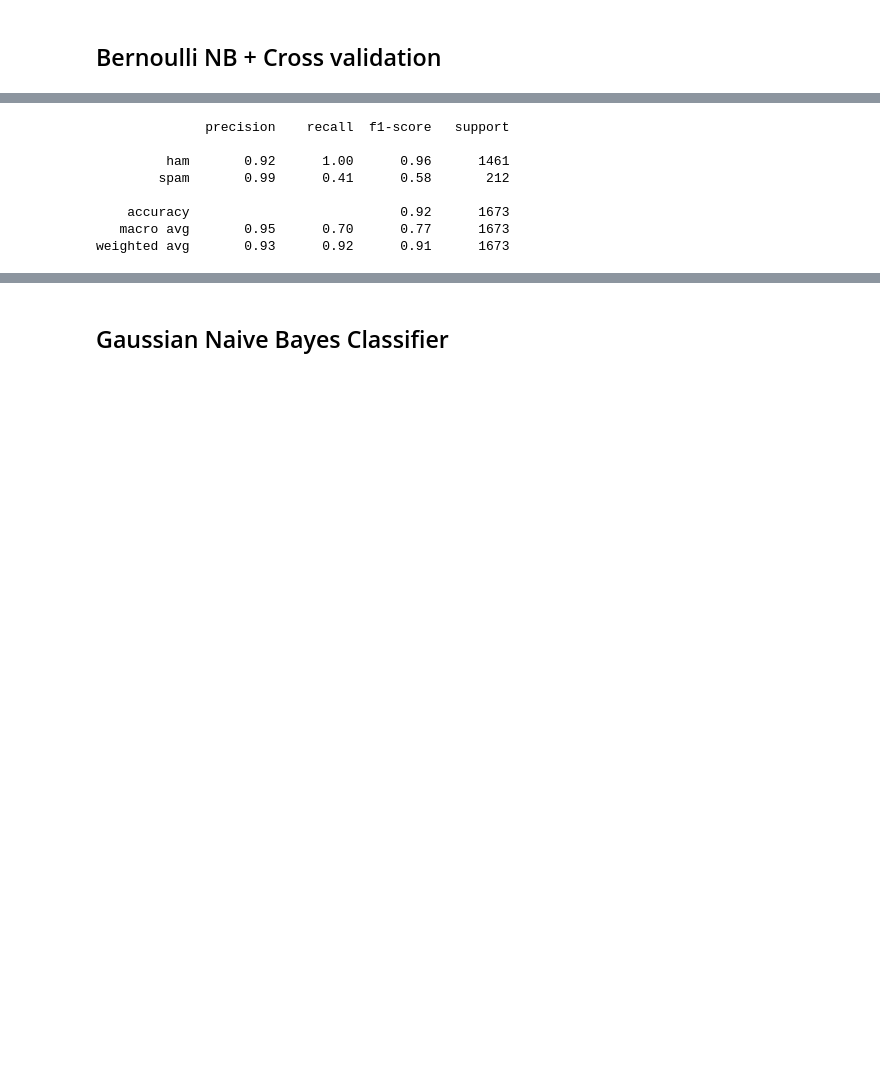
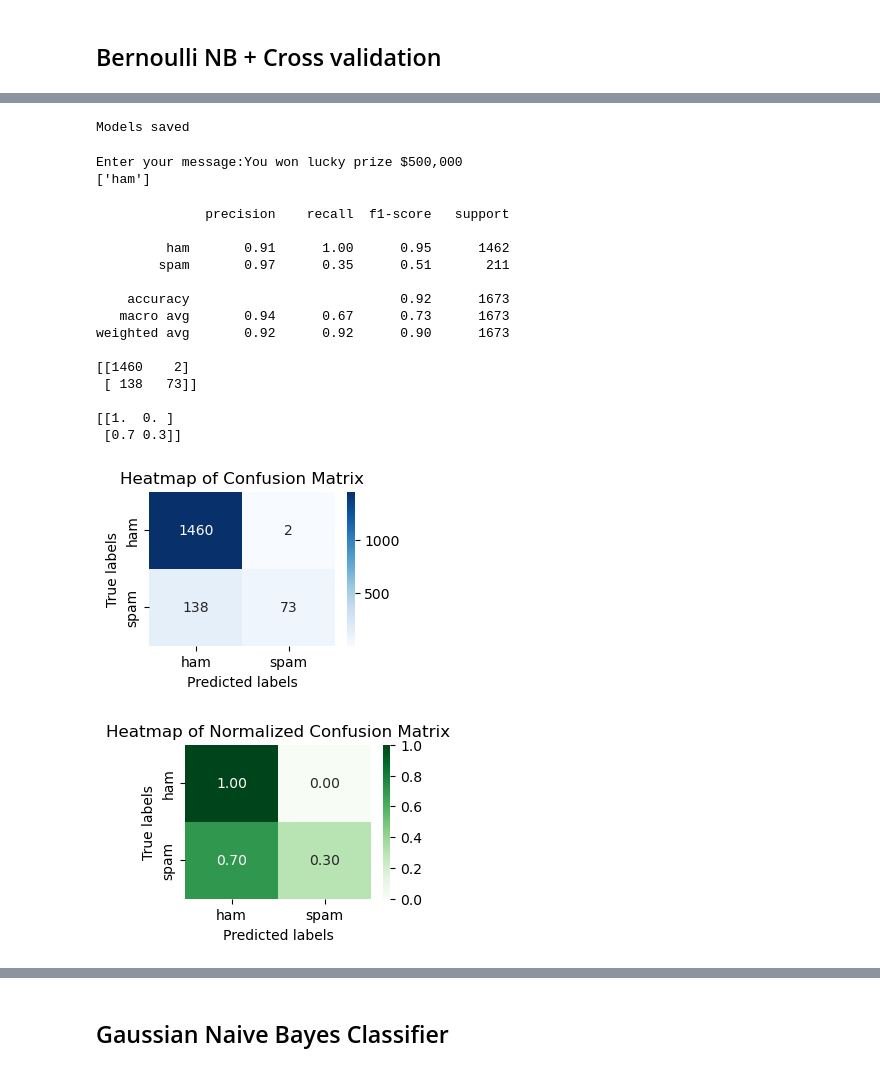
Before and after one commit to hennypurwadi/spam_classifier, a Jupyter notebook: spam_filter/DLBDSME01_Spam_Classifier.ipynb, the cells around one changed output, grey strips where cells are left out. Saved outputs shown, nothing was run; the diff lists cells and outputs as text; code cells hidden in the pictures; blank space fills up the shorter version.

```diff
--- a/spam_filter/DLBDSME01_Spam_Classifier.ipynb
+++ b/spam_filter/DLBDSME01_Spam_Classifier.ipynb
@@ -300,13 +404,37 @@ Accuracy with cross validation:  0.8802869431038445
-# %%
-#Classification report
-class_report = classification_report(y_test, y_pred)
-print(class_report)
-# %% [output]
-              precision    recall  f1-score   support
-
-         ham       0.92      1.00      0.96      1461
-        spam       0.99      0.41      0.58       212
-
-    accuracy                           0.92      1673
-   macro avg       0.95      0.70      0.77      1673
-weighted avg       0.93      0.92      0.91      1673
+# %%
+#SAVE MODEL
+train_models()
+# %% [output]
+Models saved
+# %%
+# LOAD MODEL
+vectorizer, model = load_models()
+
+# Make predictions
+user_input = input("Enter your message:")
+clean_input = clean_text(user_input)
+input_counts = vectorizer.transform([clean_input])
+prediction = model.predict(input_counts)
+print(prediction)
+# %% [output]
+Enter your message:You won lucky prize $500,000
+['ham']
+# %%
+performance_evaluation()
+# %% [output]
+              precision    recall  f1-score   support
+
+         ham       0.91      1.00      0.95      1462
+        spam       0.97      0.35      0.51       211
+
+    accuracy                           0.92      1673
+   macro avg       0.94      0.67      0.73      1673
+weighted avg       0.92      0.92      0.90      1673
+
+[[1460    2]
+ [ 138   73]]
+
+[[1.  0. ]
+ [0.7 0.3]]
+[figure, added]
+[figure, added]
```
Also changed, not shown: parts of 72 cells of this notebook.
